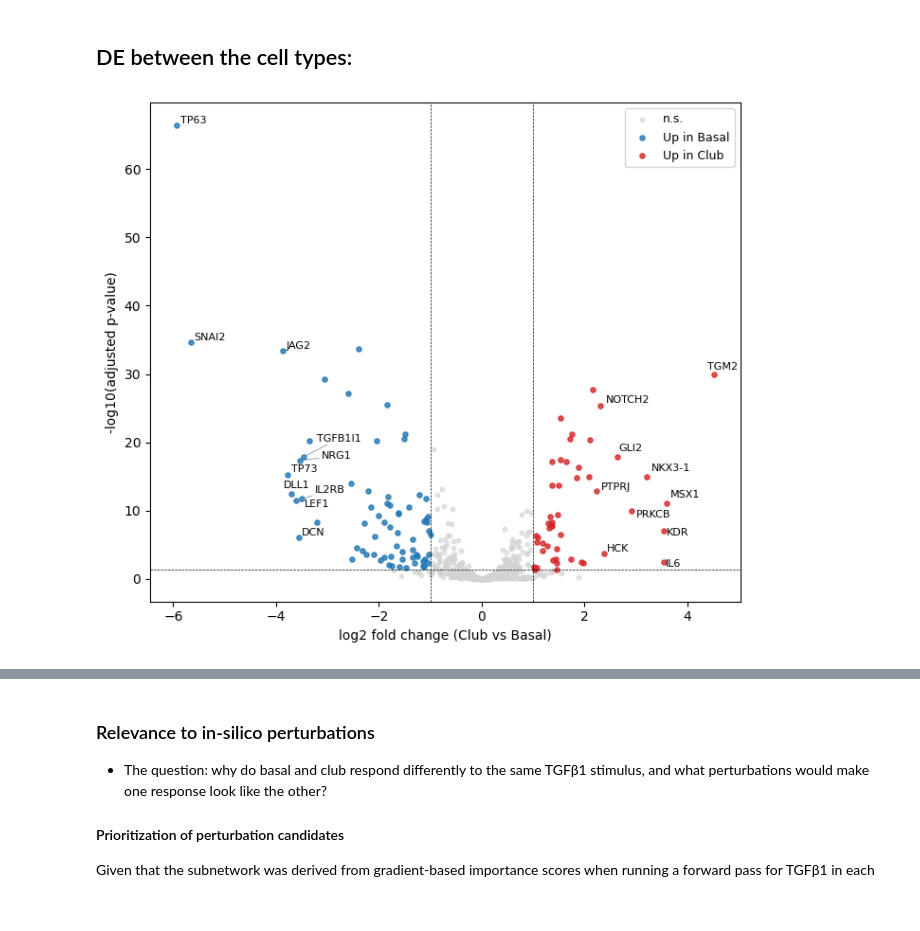
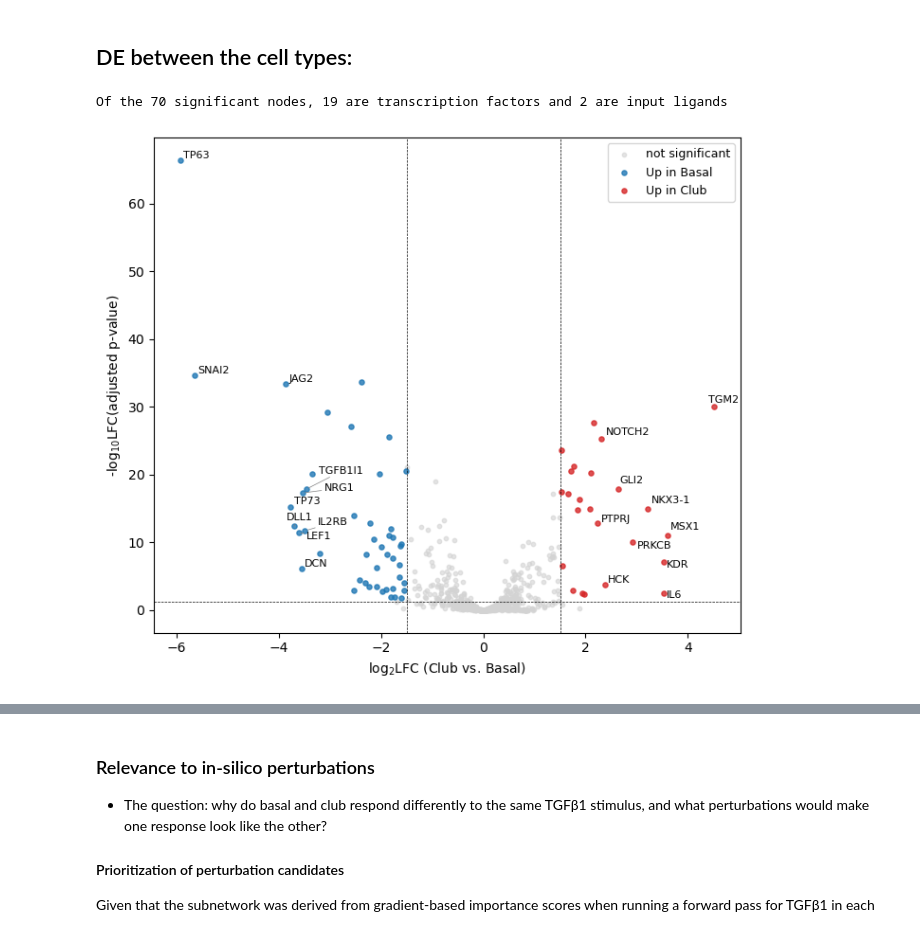
Before and after one commit to hmbaghdassarian/scLEMBAS, a Jupyter notebook: notebooks/McCauley_2024/07_mechanistic_analyses/subnetwork_analysis/04_analyze_subnetwork.ipynb, the cells around one changed output, grey strips where cells are left out. Drawn from its saved outputs; the diff is of its cells as text; code cells hidden in the pictures.

```diff
--- a/notebooks/McCauley_2024/07_mechanistic_analyses/subnetwork_analysis/04_analyze_subnetwork.ipynb
+++ b/notebooks/McCauley_2024/07_mechanistic_analyses/subnetwork_analysis/04_analyze_subnetwork.ipynb
@@ -183,7 +179,7 @@ adata_cz.write_h5ad(os.path.join(data_path, 'processed', 'cz_hlca.h5ad'))
 # %%
 adata_cz = sc.read_h5ad(os.path.join(data_path, 'processed', 'cz_hlca.h5ad'))
 # %%
-padj_thresh, lfc_thresh = 0.05, 1
+padj_thresh, lfc_thresh = 0.05, 1.5
 # %%
 
 # ---- 1. Pseudobulk by (sample, cell_type) using RAW counts ----
@@ -227,6 +223,14 @@ res = stat_res.results_df.copy()
 # ---- 3. Filter & rank ----
 sig = res[(res['padj'] < padj_thresh) & (res['log2FoldChange'].abs() > lfc_thresh)].copy()
 sig = sig.sort_values('log2FoldChange', key=abs, ascending=False)
+# %%
+sig_tfs = set(sig_genes).intersection(tf_adata.var_names)
+sig_ligands = set(tf_adata.obs[pert_col].unique()).intersection(sig_genes)
+print('Of the {} significant nodes, {} are transcription factors and {} are input ligands'.format(
+    len(sig), len(sig_tfs), len(sig_ligands)
+))
+# %% [output]
+Of the 70 significant nodes, 19 are transcription factors and 2 are input ligands
 # %%
 res_plot = res.dropna(subset=['padj']).copy()
 res_plot['-log10padj'] = -np.log10(res_plot['padj'].clip(lower=1e-300))
@@ -238,7 +242,7 @@ ns   = ~(up | down)
 
 fig, ax = plt.subplots(figsize=(7, 6))
 ax.scatter(res_plot.loc[ns,   'log2FoldChange'], res_plot.loc[ns,   '-log10padj'],
-           s=10, color='lightgrey', alpha=0.6, label='n.s.')
+           s=10, color='lightgrey', alpha=0.6, label='not significant')
 ax.scatter(res_plot.loc[down, 'log2FoldChange'], res_plot.loc[down, '-log10padj'],
            s=14, color='#1f77b4', alpha=0.8, label='Up in Basal')
 ax.scatter(res_plot.loc[up,   'log2FoldChange'], res_plot.loc[up,   '-log10padj'],
@@ -255,33 +259,33 @@ sig_genes = res_plot[(up | down)].copy()
 #     ax.text(row['log2FoldChange'], row['-log10padj'], gene, fontsize=8)
 #     for gene, row in top_label.iterrows()
 # ]
 # adjust_text(texts, ax=ax, arrowprops=dict(arrowstyle='-', color='gray', lw=0.5))
 
 top_n_per_direction = 10
 top_up   = sig_genes[sig_genes['log2FoldChange'] > 0].nlargest(top_n_per_direction,  'log2FoldChange')
 top_down = sig_genes[sig_genes['log2FoldChange'] < 0].nsmallest(top_n_per_direction, 'log2FoldChange')
 top_label = pd.concat([top_up, top_down])
 
 texts = [
     ax.text(row['log2FoldChange'], row['-log10padj'], gene, fontsize=8)
     for gene, row in top_label.iterrows()
 ]
 adjust_text(texts, ax=ax, arrowprops=dict(arrowstyle='-', color='gray', lw=0.5))
 
 
 
 
 # Threshold lines
 ax.axhline(-np.log10(padj_thresh), ls='--', lw=0.5, color='k')
 ax.axvline( lfc_thresh, ls='--', lw=0.5, color='k')
 ax.axvline(-lfc_thresh, ls='--', lw=0.5, color='k')
 
-ax.set_xlabel('log2 fold change (Club vs Basal)')
-ax.set_ylabel('-log10(adjusted p-value)')
+ax.set_xlabel(r'log$_2$LFC (Club vs. Basal)')
+ax.set_ylabel(r'-log$_{10}$LFC(adjusted p-value)')
 ax.legend(loc='upper right', frameon=True, fontsize=9)
 # ax.spines['top'].set_visible(False)
 # ax.spines['right'].set_visible(False)
 plt.tight_layout()
 plt.show()
 # %% [output]
-[figure, old version]
+[figure, new version]
```
Also changed, not shown: parts of 25 cells of this notebook, 2 other files.
